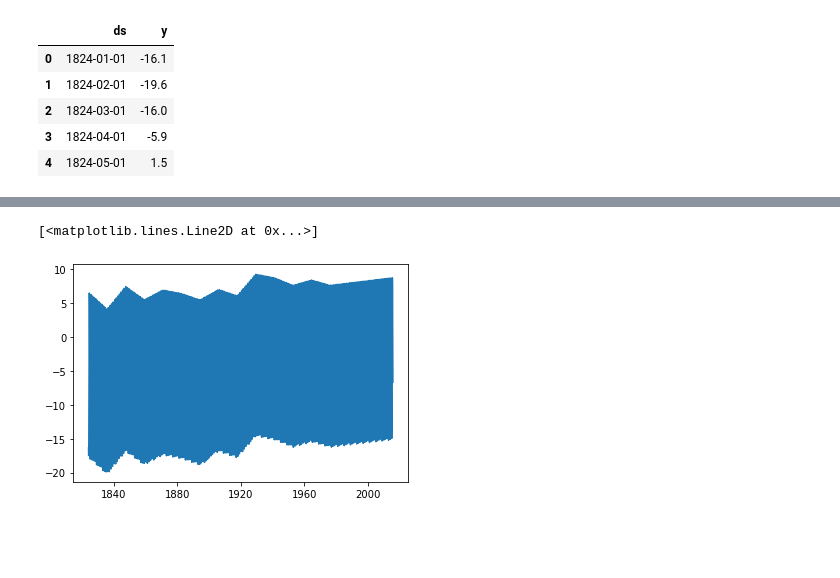
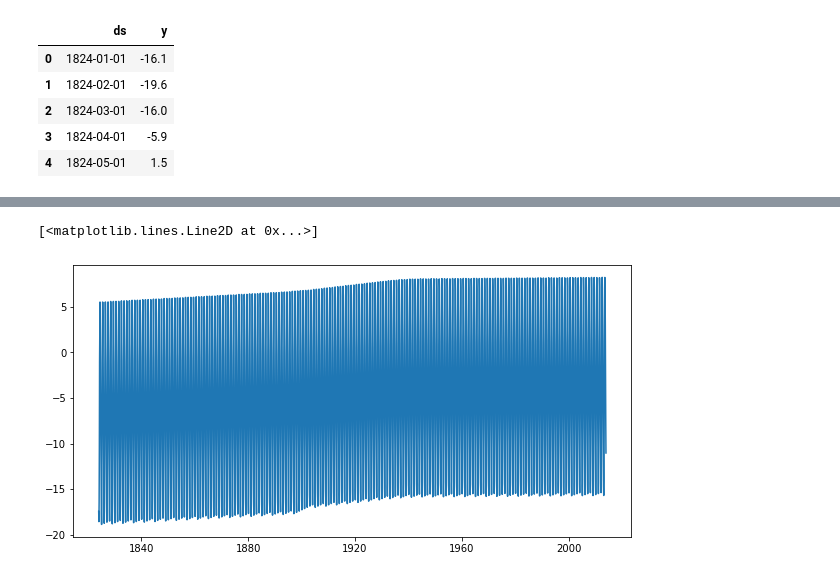
Before and after one commit to ozerm/GlobalWarming, a Jupyter notebook: Time series analysis.ipynb, the cells around one changed output, grey strips where cells are left out. Drawn from its saved outputs; the diff is of its cells as text; code cells hidden in the pictures; blank space fills up the shorter version.

Commit message:
Model compelete

```diff
--- a/Time series analysis.ipynb
+++ b/Time series analysis.ipynb
@@ -633,2 +631,9 @@ temp_test[['temperature', 'tes']].plot(figsize=(12,6))
 # %% [markdown]
 ### FBProphet
+# %%
+data = df_ilu_long[['Date', 'Temp']]
+# %%
+data.columns = ['ds', 'y']
+# %%
+train = data[:1823]
+test = data[1823:]
@@ -642,14 +663,14 @@ train.head()
 | 3 | 1824-04-01 | -5.9 |
 | 4 | 1824-05-01 | 1.5 |
 # %%
-interval_width=[ 0.12] # Float, width of the uncertainty intervals provided
-changepoint_prior_scale = [ 4] #Parameter modulating the flexibility of the automatic changepoint selection
-yearly_seasonality= [True ]
+#interval_width=[ 0.8, 0.95] # Float, width of the uncertainty intervals provided
+changepoint_prior_scale = [ 0.03] #Parameter modulating the flexibility of the automatic changepoint selection
+#yearly_seasonality= [True ]
 seasonality_mode=['additive']
 
-n_changepoints= [13] #Number of potential changepoints to include.
-changepoint_range=[ 0.99]   # Proportion of history in which trend changepoints will be estimated.
-seasonality_prior_scale=[ 0.2] # Parameter modulating the strength of the seasonality model
+#n_changepoints= [13, 25, 45] #Number of potential changepoints to include.
+#changepoint_range= [0.8, 0.95]   # Proportion of history in which trend changepoints will be estimated.
+seasonality_prior_scale=[0.1] # Parameter modulating the strength of the seasonality model
 
 #n_changepoints=nc
 #changepoint_range=cr,
@@ -664,14 +685,14 @@ for iw in interval_width:
                     for cr in changepoint_range:
                         for spc in seasonality_prior_scale:
 
-                            model=Prophet(seasonality_mode=sm,seasonality_prior_scale=spc,changepoint_prior_scale=cps, n_changepoints=nc,changepoint_range=cr, interval_width=iw,   daily_seasonality=False, weekly_seasonality=False, yearly_seasonality=ys,  holidays=None )
+                            model=Prophet(seasonality_mode=sm, seasonality_prior_scale=spc, changepoint_prior_scale=cps,   daily_seasonality=False, weekly_seasonality=False,  holidays=None )
                             model.fit(train)
-                            future = model.make_future_dataframe(periods=456, freq='MS')
+                            future = model.make_future_dataframe(periods=457, freq='MS')
                             forecast = model.predict(future)
-                            se = np.square(forecast.loc[:, 'yhat'] - test['y'])
-                            mse = np.mean(se)
-                            rmse = np.sqrt(mse)
-                            print('iw:',iw,'cps:',cps,'ys:',ys,'sm:',sm,'nc:',nc,'cr:',cr,'spc:',spc, ' RMSE: ' , rmse)
+                            #se = np.square(forecast.loc[:, 'yhat'] - test['y'])
+                            #mse = np.mean(se)
+                            RMSE =  np.sqrt(mean_squared_error(test['y'], forecast['yhat'][1823:]))
+                            print('cps:',cps, 'sm:',sm,'spc:',spc, ' RMSE: ' , RMSE)
 
 
 # Initialize the Model
@@ -692,8 +719,9 @@ print(rmse)
 # %%
+plt.figure(figsize=(10,5))
 plt.plot(forecast['ds'], forecast['yhat'])
 # %% [output]
 [<matplotlib.lines.Line2D at 0x...>]
-[figure, old version]
+[figure, new version]
 # %%
 model.plot_components(forecast)
 # %% [output]
```
Also changed, not shown: parts of 53 cells of this notebook.
